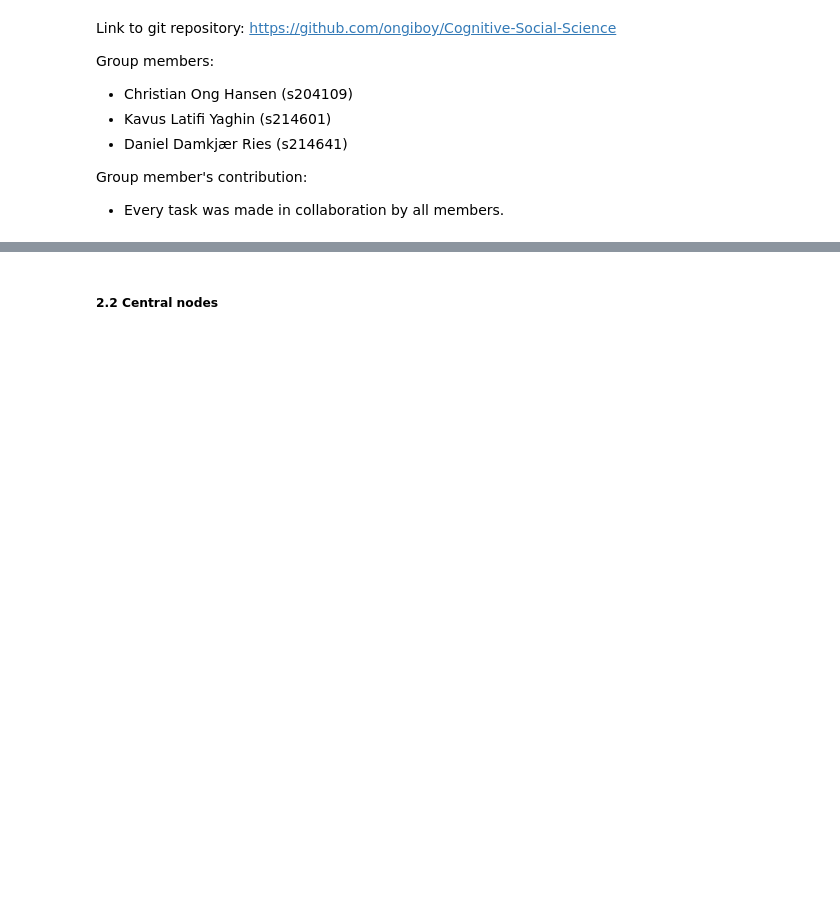
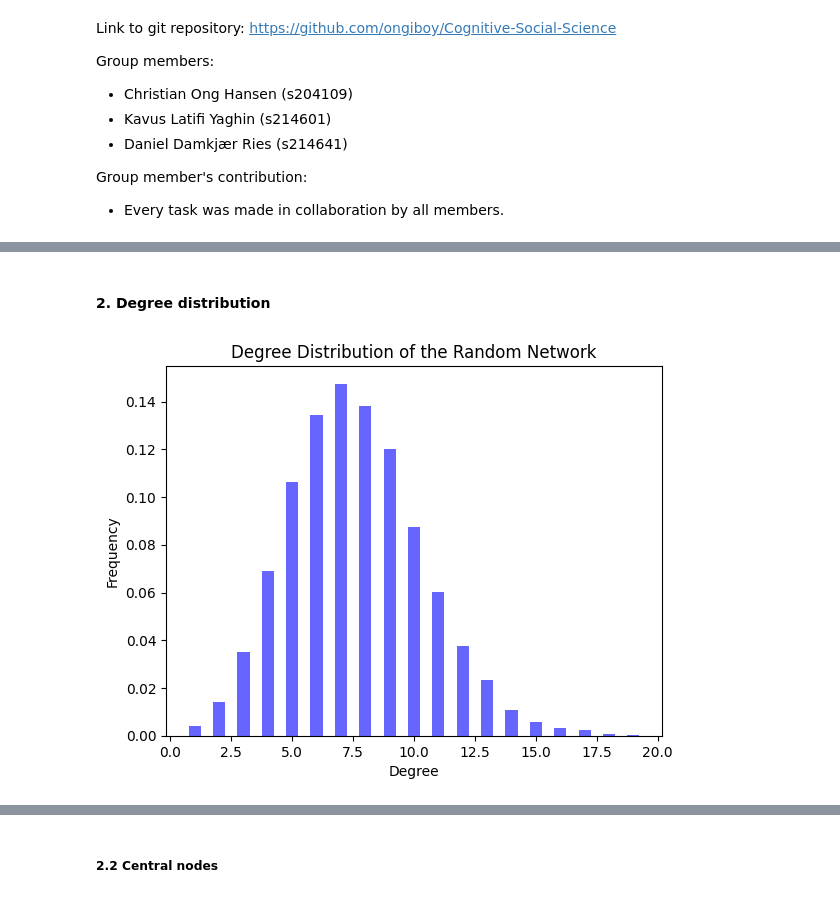
Before and after one commit to ongiboy/computational_social_science, a Jupyter notebook: Assignment2.ipynb, the cells around one changed output, grey strips where cells are left out. Drawn from its saved outputs; the diff is of its cells as text; code cells hidden in the pictures; blank space fills up the shorter version.

```diff
--- a/Assignment2.ipynb
+++ b/Assignment2.ipynb
@@ -14,0 +34,7 @@ Group member's contribution:
+# %%
+# Find number of nodes and edges
+num_nodes = social_graph.number_of_nodes()
+num_edges = social_graph.number_of_edges()
+
+print("Number of nodes: ", num_nodes)
+print("Number of edges: ", num_edges)
@@ -14,0 +44,12 @@ Group member's contribution:
+# %%
+# We have a graph with 12578 nodes and 47712 edges
+N = num_nodes
+L = num_edges
+
+# Compute the probability that makes the expected number of edges equal to the actual number of edges in the graph.
+p = 2*L/(N*(N-1))
+print("Prob:",p)
+
+# Compute average degree of the graph
+k = 2*L/N
+print("Average degree:",k)
@@ -14,0 +59,13 @@ Group member's contribution:
+# %%
+# Write a function to generate a random network in terms of node count N and probability p.
+# Generate a random network by linking nodes in every possible pair with probability p.
+def generate_random_network(N, p):
+    G = nx.Graph()
+    G.add_nodes_from(range(N))
+    for i in range(N):
+        for j in range(i+1, N):
+            if np.random.uniform() < p:
+                G.add_edge(i, j)
+    return G
+
+G = generate_random_network(N, p)
@@ -22,0 +119,15 @@ Answer the following questions (max 200 words in total):
+# %% [markdown]
+#### 2. Degree distribution
+# %%
+# Compute the degree distribution of the random network
+degree_sequence_random = [d for n, d in G.degree()]
+hist_random, bins_random = np.histogram(degree_sequence_random, bins=range(1, max(degree_sequence_random)+2), density=True)
+
+# Plot the degree distribution of the random network
+plt.bar(bins_random[:-1], hist_random, width=0.5, color='b', alpha=0.6)
+plt.title('Degree Distribution of the Random Network')
+plt.xlabel('Degree')
+plt.ylabel('Frequency')
+plt.show()
+# %% [output]
+[figure, added]
```
Also changed, not shown: parts of 44 cells of this notebook.
